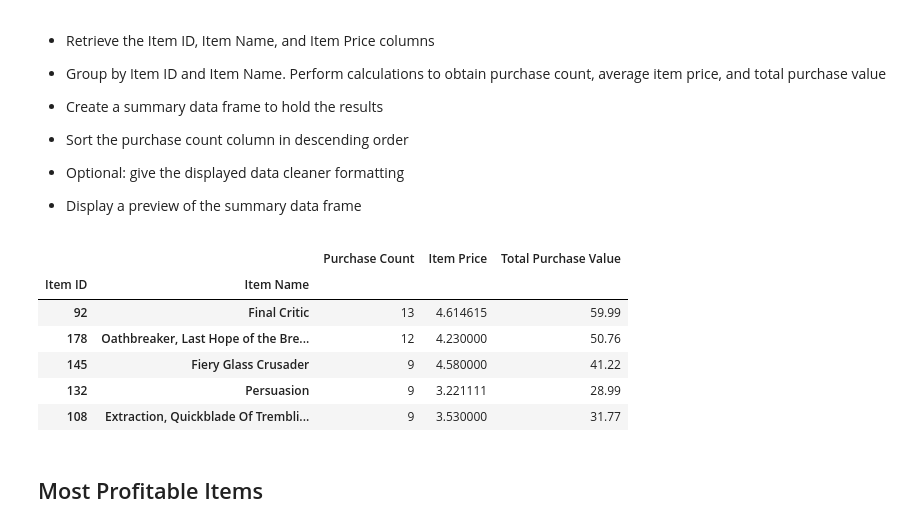
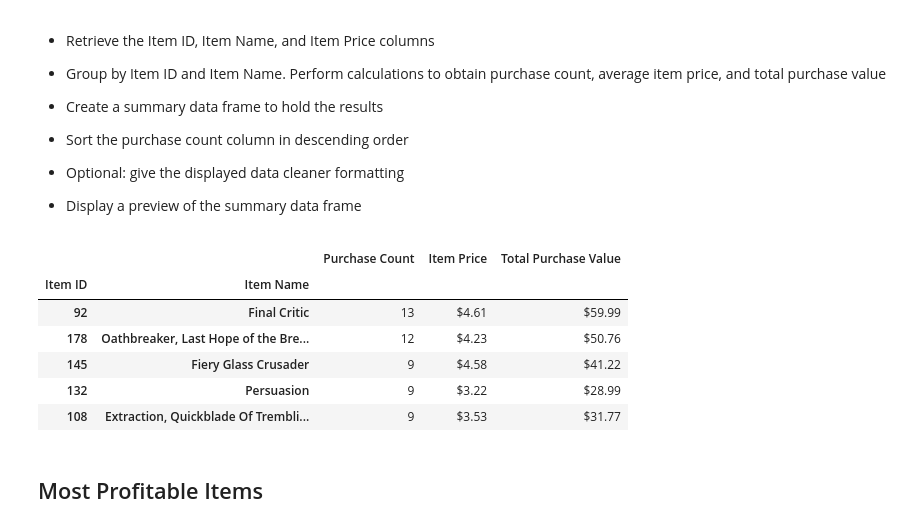
Before and after one commit to cell2silicon/Pandas-Challenge, a Jupyter notebook: HerosOfPymoli/HeroesOfPymoli.ipynb, the cells around one changed output. Cells and saved outputs as stored; diff of their text form; code cells hidden in the pictures.

```diff
--- a/HerosOfPymoli/HeroesOfPymoli.ipynb
+++ b/HerosOfPymoli/HeroesOfPymoli.ipynb
@@ -8,13 +8,16 @@ import csv
 import os
 import numpy as np
 
-# File to Load (Remember to Change These)
+# setting path for source file
 heros_pymoli = os.path.join("Resources/purchase_data.csv")
 
-# Read Purchasing File and store into Pandas data frame
+# reading source file
 purchase_data = pd.read_csv(heros_pymoli)
-# purchase_summary = purchase_summary.style.format({'Average Price': "${:,.2f}", 'Total Revenue' : "${:,.2f}"})
-# purchase_data = purchase_data.style.format({'Price': "${:,.2f}"})
+
+# formatting the output file to get currency symbol
+purchase_data["Price"] = purchase_data["Price"].map("${:,.2f}".format)
+
+
 purchase_data.head()
 # %% [output]
 |  | Purchase ID | SN | Age | Gender | Item ID | Item Name | Price |
@@ -52,10 +55,15 @@ player_count
 
 * Display the summary data frame
 # %%
-# sorting unique items through the data by looking for item ID
-# finding desired values
+# finding desired values for purchasing analysis
 
+# formatting the data to set the price as float to perform calculations
+purchase_data['Price'] = purchase_data['Price'].str.replace("$","").astype(float)
+
+# sorting unique items through the data through item ID
 item_unique = purchase_data["Item ID"].nunique()
+
+# calculating average price, purchase price and revenue
 average_price = round(purchase_data["Price"].mean(), 2)
 purchase_number = purchase_data["Purchase ID"].count()
 revenue = purchase_data["Price"].sum()
@@ -68,7 +76,10 @@ purchase_summary = pd.DataFrame({"Number of Unique Items" : [item_unique],
 
 # formatting the result to get $ as prefix
 
-purchase_summary = purchase_summary.style.format({'Average Price': "${:,.2f}", 'Total Revenue' : "${:,.2f}"})
+purchase_summary["Average Price"] = purchase_summary["Average Price"].map("${:,.2f}".format)
+purchase_summary["Total Revenue"] = purchase_summary["Total Revenue"].map("${:,.2f}".format)
+
+# getting the purchase summary as output
 purchase_summary
 # %% [output]
 |  | Number of Unique Items | Average Price | Number of Purchases | Total Revenue |
@@ -292,27 +337,39 @@ spending_analysis.head()
 
 * Display a preview of the summary data frame
 # %%
-purchase_data.columns
+# getting popular items by item ID, Item name and price
+# grouping the data by item ID abd Item name
 popular_items = purchase_data[["Item ID","Item Name","Price"]]
 popular_items = purchase_data.groupby(["Item ID","Item Name"])
-# popular_items.head()
+
+# calculating no. of purchases, average item price and total purchase value
 purchase_count = popular_items["Item ID"].count()
 average_item_price = popular_items["Price"].mean()
 total_purchase_value = popular_items["Price"].sum()
+
+# arranging item summary in a data frame
 popular_summary = pd.DataFrame({"Purchase Count" : purchase_count,
                                     "Item Price" : average_item_price,
                                 "Total Purchase Value" : total_purchase_value
                                     })
+
+# arranging popular item summary in decending order
 popular_summary = popular_summary.sort_values(by=['Purchase Count'], ascending=False)
+
+# formatting the data frame to get currency symbol in relevant columns
+popular_summary["Item Price"] = popular_summary["Item Price"].map("${:,.2f}".format)
+popular_summary["Total Purchase Value"] = popular_summary["Total Purchase Value"].map("${:,.2f}".format)
+
+# printing popular item summary output
 popular_summary.head()
 # %% [output]
 |  |  | Purchase Count | Item Price | Total Purchase Value |
 | Item ID | Item Name |  |  |  |
-| 92 | Final Critic | 13 | 4.614615 | 59.99 |
-| 178 | Oathbreaker, Last Hope of the Bre... | 12 | 4.230000 | 50.76 |
-| 145 | Fiery Glass Crusader | 9 | 4.580000 | 41.22 |
-| 132 | Persuasion | 9 | 3.221111 | 28.99 |
-| 108 | Extraction, Quickblade Of Trembli... | 9 | 3.530000 | 31.77 |
+| 92 | Final Critic | 13 | $4.61 | $59.99 |
+| 178 | Oathbreaker, Last Hope of the Bre... | 12 | $4.23 | $50.76 |
+| 145 | Fiery Glass Crusader | 9 | $4.58 | $41.22 |
+| 132 | Persuasion | 9 | $3.22 | $28.99 |
+| 108 | Extraction, Quickblade Of Trembli... | 9 | $3.53 | $31.77 |
 # %% [markdown]
 ## Most Profitable Items
 # %% [markdown]
```
Also changed, not shown: parts of 10 cells of this notebook.
